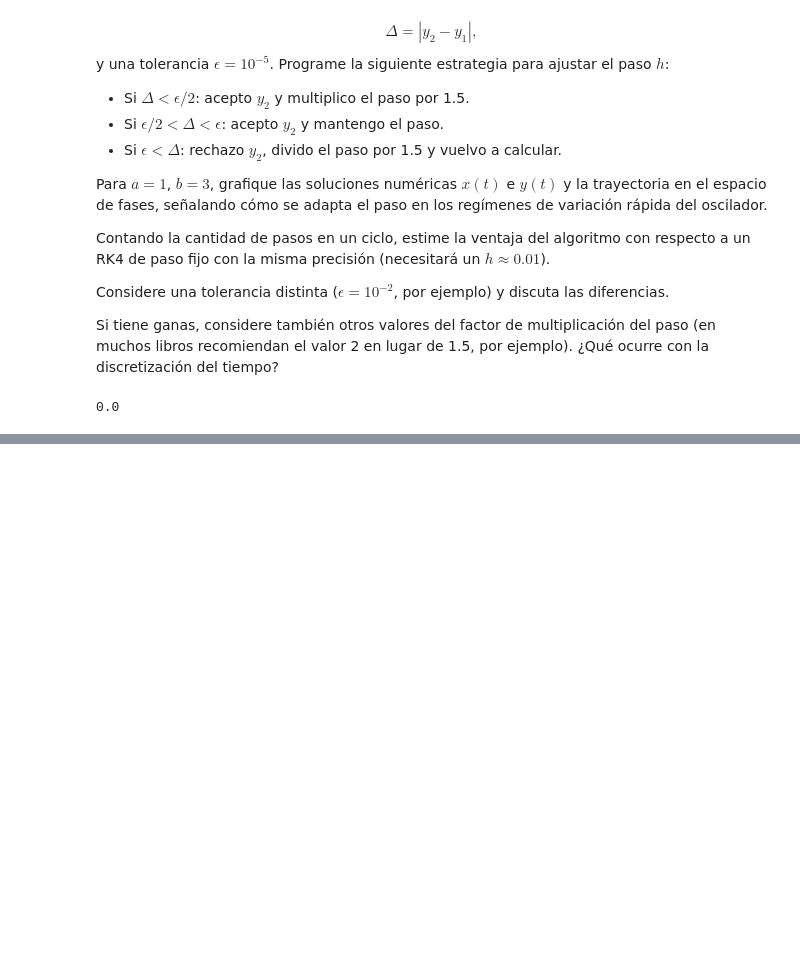
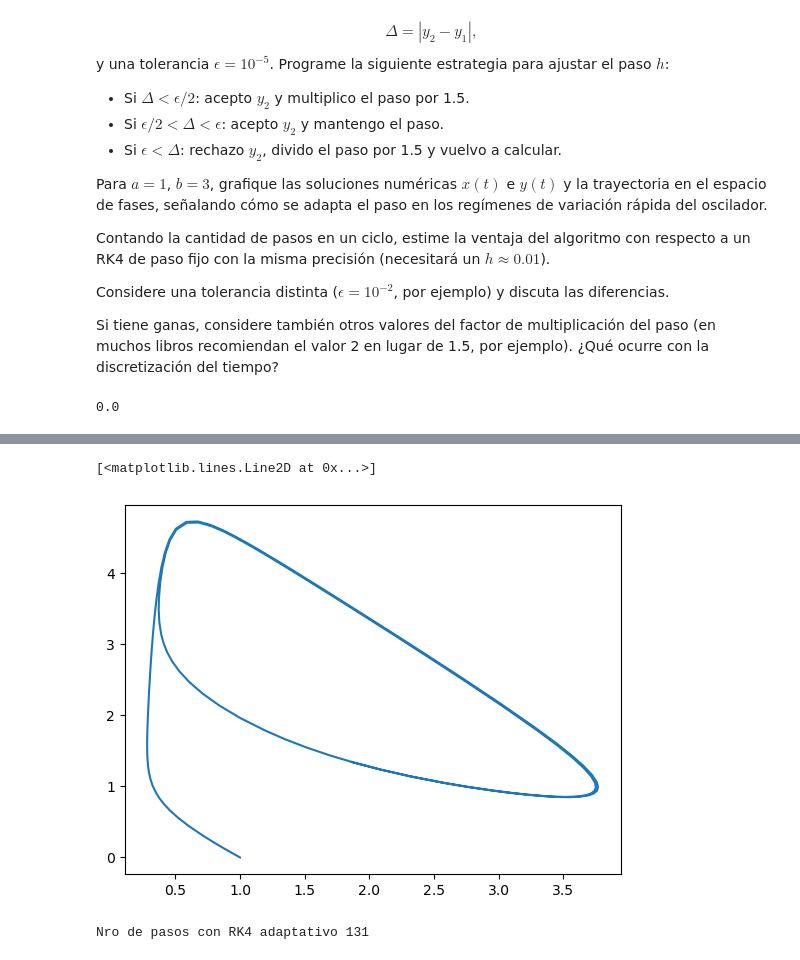
Before and after one commit to Lupama2/fiscom-2023, a Jupyter notebook: TrabajosPracticos/Practica-1/ejercicio-4.ipynb, the cells around one changed output, grey strips where cells are left out. Cells and saved outputs as stored; diff of their text form; code cells hidden in the pictures; blank space fills up the shorter version.

```diff
--- a/TrabajosPracticos/Practica-1/ejercicio-4.ipynb
+++ b/TrabajosPracticos/Practica-1/ejercicio-4.ipynb
@@ -133,0 +136,9 @@ plt.legend()
+# %%
+plt.plot(y_vec[:,0], y_vec[:,1])
+# %% [output]
+[<matplotlib.lines.Line2D at 0x...>]
+[figure, added]
+# %%
+print("Nro de pasos con RK4 adaptativo", len(y_vec))
+# %% [output]
+Nro de pasos con RK4 adaptativo 131
```
Also changed, not shown: parts of 4 cells of this notebook, 1 other file.
